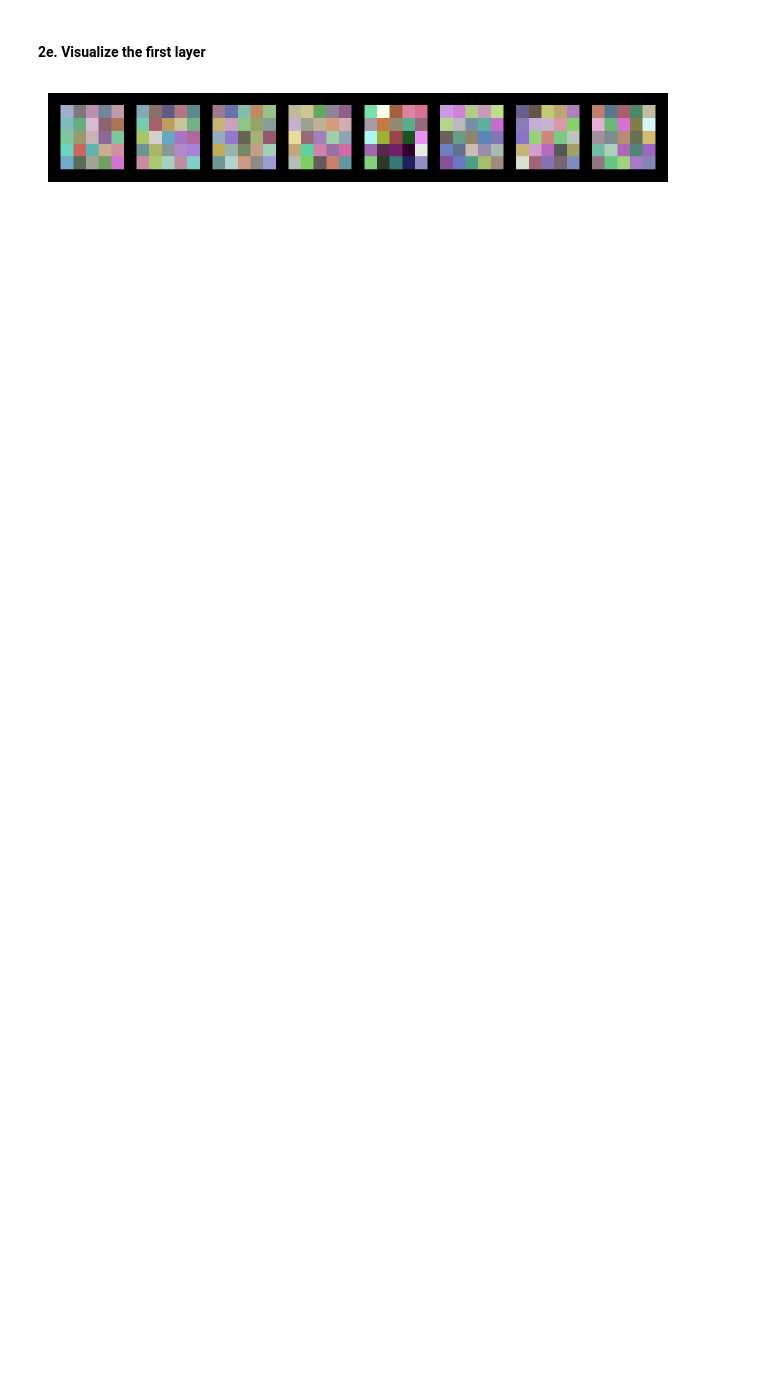
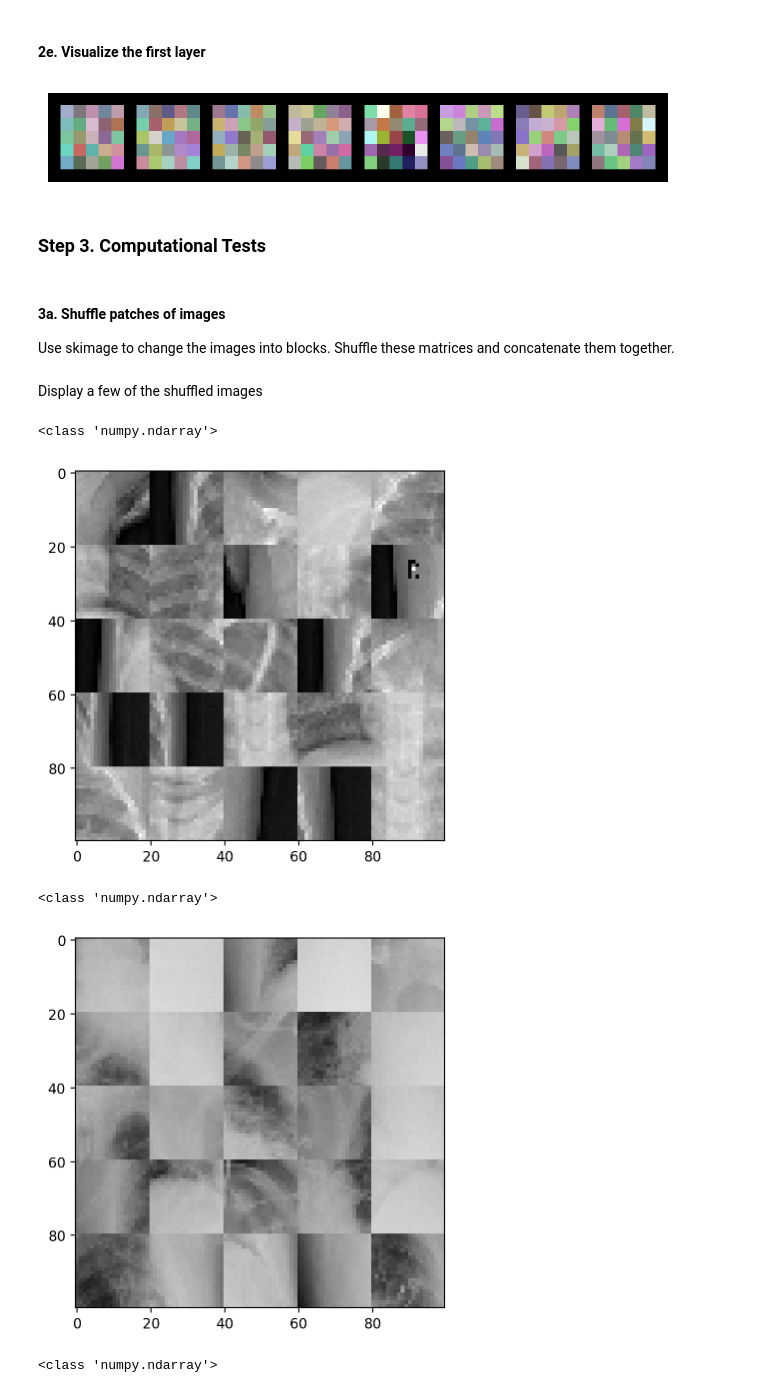
Before and after one commit to AllenJue/Image-Classification-CNN, a Jupyter notebook: Image Classification.ipynb, the cells around one changed output. Cells and saved outputs as stored; diff of their text form; code cells hidden in the pictures; blank space fills up the shorter version.

Commit message:
Computational experiments completed

```diff
--- a/Image Classification.ipynb
+++ b/Image Classification.ipynb
@@ -415,3 +396,55 @@ plt.ioff()
 plt.show()
 # %% [output]
 [figure]
+# %% [markdown]
+### Step 3. Computational Tests
+# %% [markdown]
+#### 3a. Shuffle patches of images
+
+Use skimage to change the images into blocks. Shuffle these matrices and concatenate them together.
+# %%
+from skimage.util import view_as_blocks
+import matplotlib.pyplot as plt
+
+def shuffle_images(images):
+    shuffled_images = []
+    # Assuming train_images is a list of images and train_images[0] is the first image
+    for image in images:
+        temp = []
+
+        # Split the image into blocks of size (20, 20, 3)
+        blocks = view_as_blocks(image, (20, 20, 3))
+
+
+        for i in range(5):
+            for j in range(5):
+                temp.append(blocks[i][j])
+        random.shuffle(temp)
+
+        # Concatenate the matrices along the rows to create a big matrix
+        big_matrix = np.concatenate(temp, axis=0)
+
+        # Reshape the big matrix to (100, 100, 3)
+        big_matrix = big_matrix.reshape(5, 5, 20, 20, 3)
+
+        # Combine the small matrices into one big matrix
+        result = np.concatenate([np.concatenate(row, axis=1) for row in big_matrix], axis=0)
+
+        # Verify the shape of the resulting matrix
+        shuffled_images.append(result)
+    return shuffled_images
+# %% [markdown]
+Display a few of the shuffled images
+# %%
+shuffled_test_images = shuffle_images(test_images)
+for i in range(3):
+    random_img = random.choice(shuffled_test_images)
+    print(type(random_img))
+    plt.imshow(random_img, interpolation='nearest')
+    plt.show()
+# %% [output]
+<class 'numpy.ndarray'>
+[figure, added]
+<class 'numpy.ndarray'>
+[figure, added]
+<class 'numpy.ndarray'>
```
Also changed, not shown: parts of 16 cells of this notebook.
